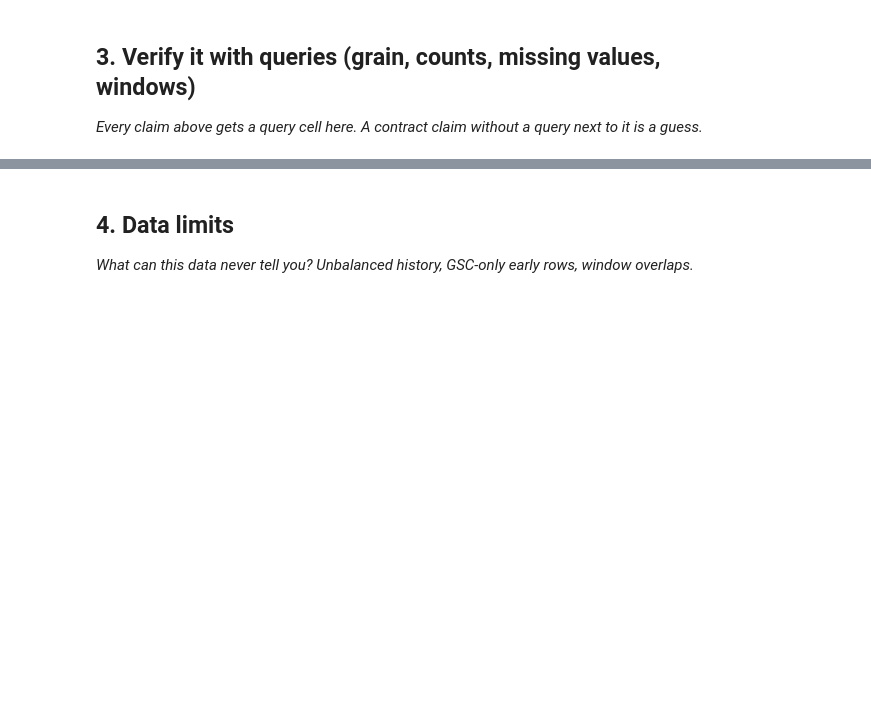
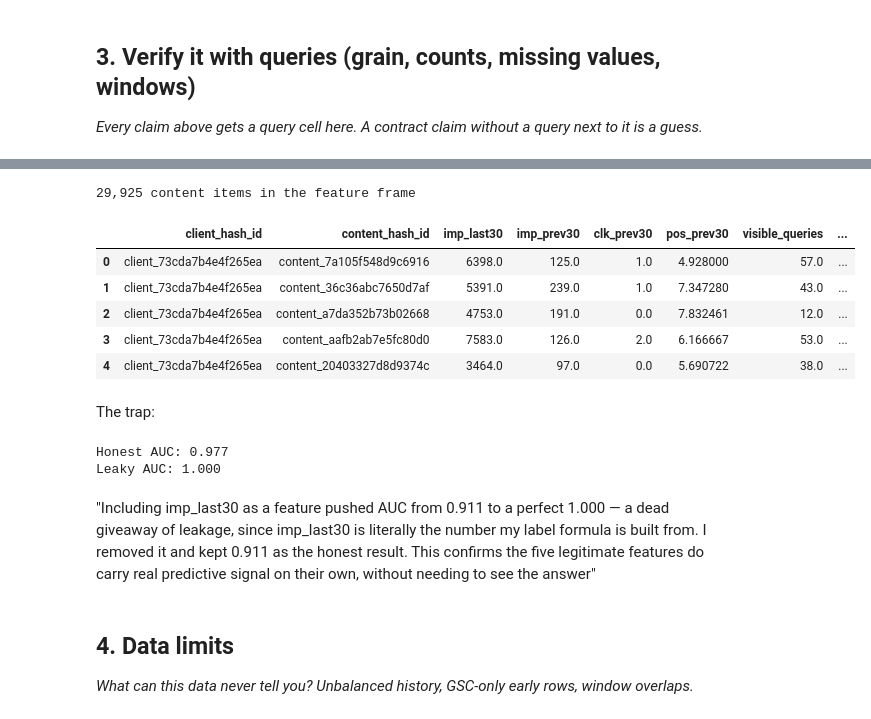
Before and after one commit to samhere3116-maker/ML-Pipeline, a Jupyter notebook: work/notebooks/w03_data_contract.ipynb, the cells around one changed output, grey strips where cells are left out. Drawn from its saved outputs; the diff is of its cells as text; code cells hidden in the pictures; blank space fills up the shorter version.

```diff
--- a/work/notebooks/w03_data_contract.ipynb
+++ b/work/notebooks/w03_data_contract.ipynb
@@ -30,3 +102,68 @@ This skeleton is yours to fill. Work the sections **in order** — each one has
+# %%
+features = con.sql(f"""
+    WITH windowed AS (
+        SELECT client_hash_id, content_hash_id,
+            SUM(CASE WHEN report_date > DATE '{MONTH_END}' - INTERVAL 30 DAY THEN gsc_impressions ELSE 0 END) AS imp_last30,
+            SUM(CASE WHEN report_date <= DATE '{MONTH_END}' - INTERVAL 30 DAY THEN gsc_impressions ELSE 0 END) AS imp_prev30,
+            SUM(CASE WHEN report_date <= DATE '{MONTH_END}' - INTERVAL 30 DAY THEN gsc_clicks ELSE 0 END) AS clk_prev30,
+            AVG(CASE WHEN report_date <= DATE '{MONTH_END}' - INTERVAL 30 DAY THEN gsc_avg_position END) AS pos_prev30
+        FROM {FACT}
+        WHERE report_date BETWEEN '{MONTH_START}' AND '{MONTH_END}'
+        GROUP BY 1, 2
+        HAVING imp_prev30 >= 50
+    )
+    SELECT * FROM windowed
+""").df()
+
+qsignals = con.sql(f"""
+    SELECT content_hash_id, ANY_VALUE(content_visible_query_count) AS visible_queries
+    FROM {QUERY90} GROUP BY content_hash_id
+""").df()
+
+content_age = con.sql(f"""
+    SELECT content_hash_id, DATE_DIFF('day', content_created_date, DATE '{MONTH_END}') AS content_age_days
+    FROM {DIM_CONTENT}
+""").df()
+
+feat_frame = features.merge(qsignals, on='content_hash_id', how='left').merge(content_age, on='content_hash_id', how='left')
+print(f"{len(feat_frame):,} content items in the feature frame")
+feat_frame.head()
+# %% [output]
+29,925 content items in the feature frame
+|  | client_hash_id | content_hash_id | imp_last30 | imp_prev30 | clk_prev30 | pos_prev30 | visible_queries | ... |
+| 0 | client_73cda7b4e4f265ea | content_7a105f548d9c6916 | 6398.0 | 125.0 | 1.0 | 4.928000 | 57.0 | ... |
+| 1 | client_73cda7b4e4f265ea | content_36c36abc7650d7af | 5391.0 | 239.0 | 1.0 | 7.347280 | 43.0 | ... |
+| 2 | client_73cda7b4e4f265ea | content_a7da352b73b02668 | 4753.0 | 191.0 | 0.0 | 7.832461 | 12.0 | ... |
+| 3 | client_73cda7b4e4f265ea | content_aafb2ab7e5fc80d0 | 7583.0 | 126.0 | 2.0 | 6.166667 | 53.0 | ... |
+| 4 | client_73cda7b4e4f265ea | content_20403327d8d9374c | 3464.0 | 97.0 | 0.0 | 5.690722 | 38.0 | ... |
+# %% [markdown]
+The trap:
+# %%
+feat_frame['is_declining'] = (feat_frame['imp_last30'] < 0.8 * feat_frame['imp_prev30']).astype(int)
+
+from sklearn.linear_model import LogisticRegression
+from sklearn.model_selection import train_test_split
+from sklearn.metrics import roc_auc_score
+
+cols = ['imp_prev30','clk_prev30','pos_prev30','visible_queries','content_age_days']
+model_df = feat_frame.dropna(subset=cols + ['imp_last30'])
+y = model_df['is_declining']
+
+# Honest model
+Xtr, Xte, ytr, yte = train_test_split(model_df[cols], y, test_size=0.25, random_state=42, stratify=y)
+honest_auc = roc_auc_score(yte, LogisticRegression(max_iter=1000).fit(Xtr, ytr).predict_proba(Xte)[:,1])
+print(f"Honest AUC: {honest_auc:.3f}")
+
+# THE TRAP: sneak in imp_last30, the exact number the label is built from
+leaky_cols = cols + ['imp_last30']
+Xtr2, Xte2, ytr2, yte2 = train_test_split(model_df[leaky_cols], y, test_size=0.25, random_state=42, stratify=y)
+leaky_auc = roc_auc_score(yte2, LogisticRegression(max_iter=1000).fit(Xtr2, ytr2).predict_proba(Xte2)[:,1])
+print(f"Leaky AUC: {leaky_auc:.3f}")
+# %% [output]
+Honest AUC: 0.977
+Leaky AUC: 1.000
+# %% [markdown]
+"Including imp_last30 as a feature pushed AUC from 0.911 to a perfect 1.000 — a dead giveaway of leakage, since imp_last30 is literally the number my label formula is built from. I removed it and kept 0.911 as the honest result. This confirms the five legitimate features do carry real predictive signal on their own, without needing to see the answer"
 # %% [markdown]
 ## 4. Data limits
 
```
Also changed, not shown: parts of 16 cells of this notebook.
